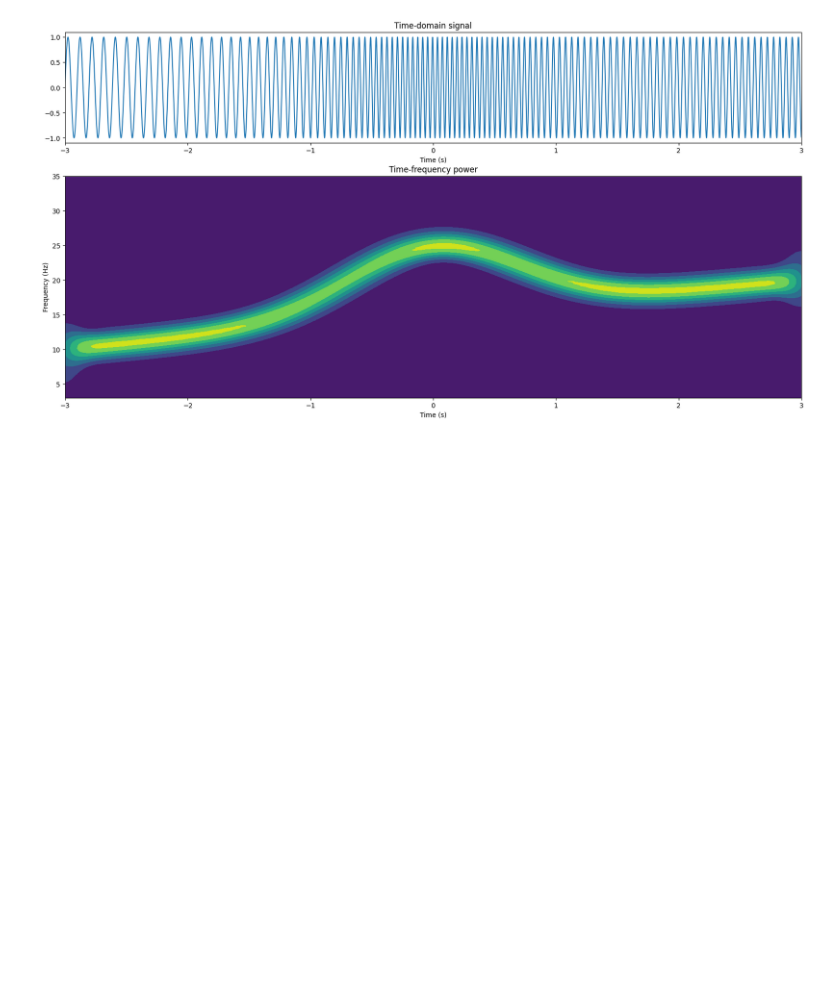
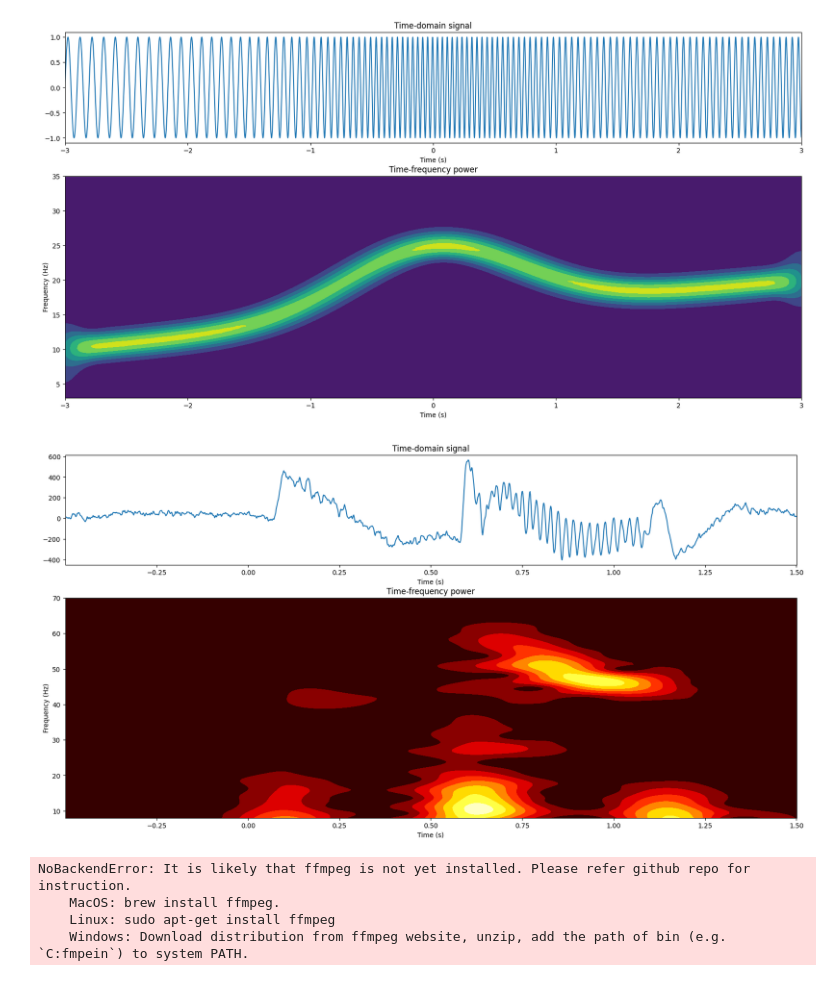
Before and after one commit to NikitaGoltsev/Digital_signals, a Jupyter notebook: lab06.ipynb, the cells around one changed output. Saved outputs shown, nothing was run; the diff lists cells and outputs as text; code cells hidden in the pictures; blank space fills up the shorter version.

Commit message:
Linux_stage

```diff
--- a/lab06.ipynb
+++ b/lab06.ipynb
@@ -180,3 +182,33 @@ axs[1].set_xlabel('Time (s)')
 plt.show()
 # %% [output]
 [figure]
+# %%
+data = sio.loadmat('./data/Lab6_Data.mat') # Import file with matlab type
+t3 = data['timevec'][0]
+signal3 = data['data'][0]
+
+freqs3 = np.linspace(8, 70, 150)
+tf3 = make_spectrogram(wavelet_morlet, t3, signal3, freqs3, shift=1.35, alpha=0.14)
+
+fig, axs = plt.subplots(2, 1, figsize=(20, 10), gridspec_kw={'height_ratios': [1, 2]})
+
+axs[0].plot(t3, signal3)
+axs[0].set_xlim(t3[0], t3[-1])
+axs[0].set_title("Time-domain signal")
+axs[0].set_xlabel('Time (s)')
+
+axs[1].contourf(t3, freqs3, tf3, cmap=cm.hot)
+axs[1].set_title("Time-frequency power")
+axs[1].set_ylabel('Frequency (Hz)')
+axs[1].set_xlabel('Time (s)')
+plt.show()
+# %% [output]
+[figure, added]
+# %%
+signal_nokia, srate = a2n.audio_from_file("./data/Linkin_Park_-_Runaway.mp3")
+t_nokia = np.linspace(0, 1, num=len(signal_nokia))
+# %% [output]
+NoBackendError: It is likely that ffmpeg is not yet installed. Please refer github repo for instruction.
+    MacOS: brew install ffmpeg.
+    Linux: sudo apt-get install ffmpeg
+    Windows: Download distribution from ffmpeg website, unzip, add the path of bin (e.g. `C:fmpein`) to system PATH.
```
Also changed, not shown: parts of 1 cell of this notebook, 1 other file.
